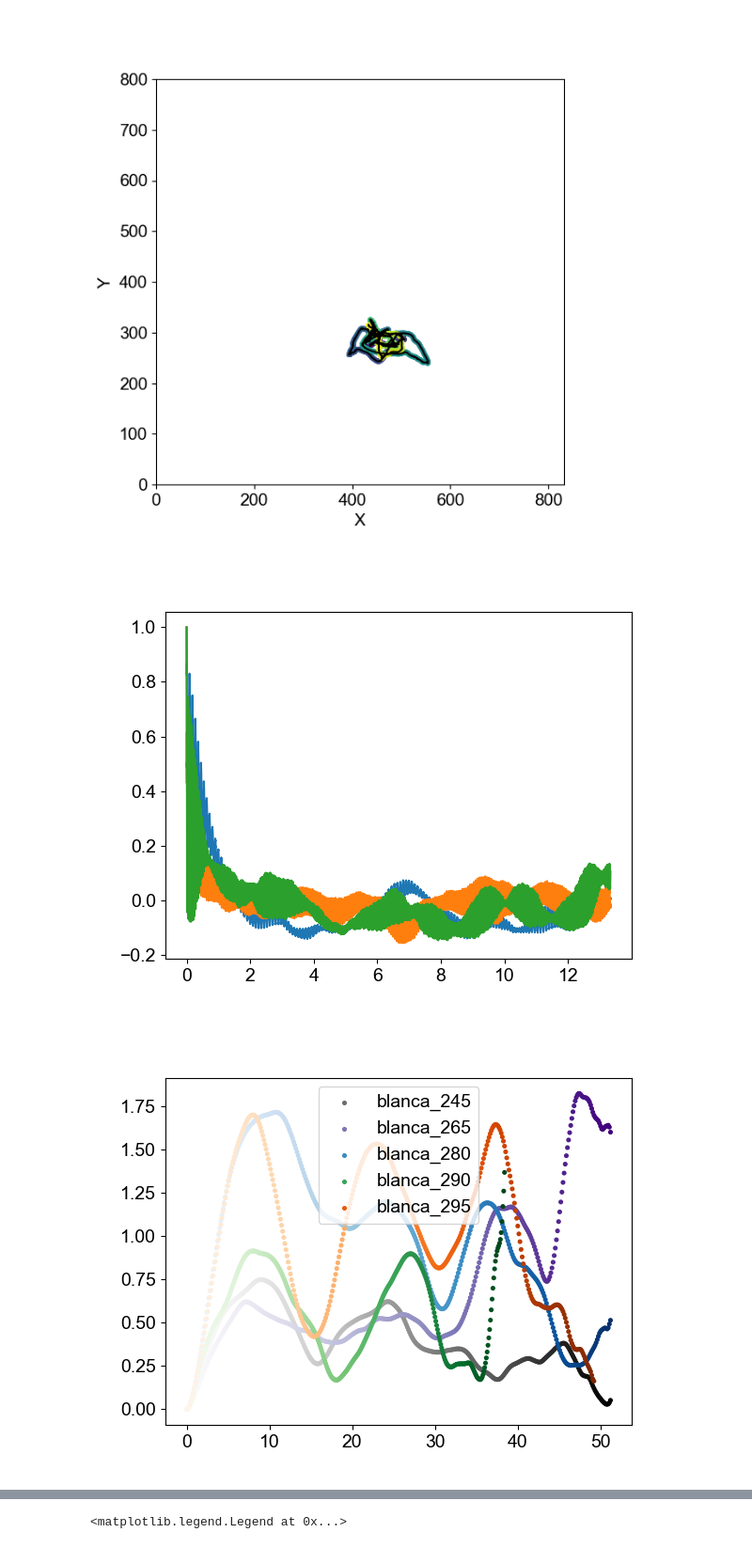
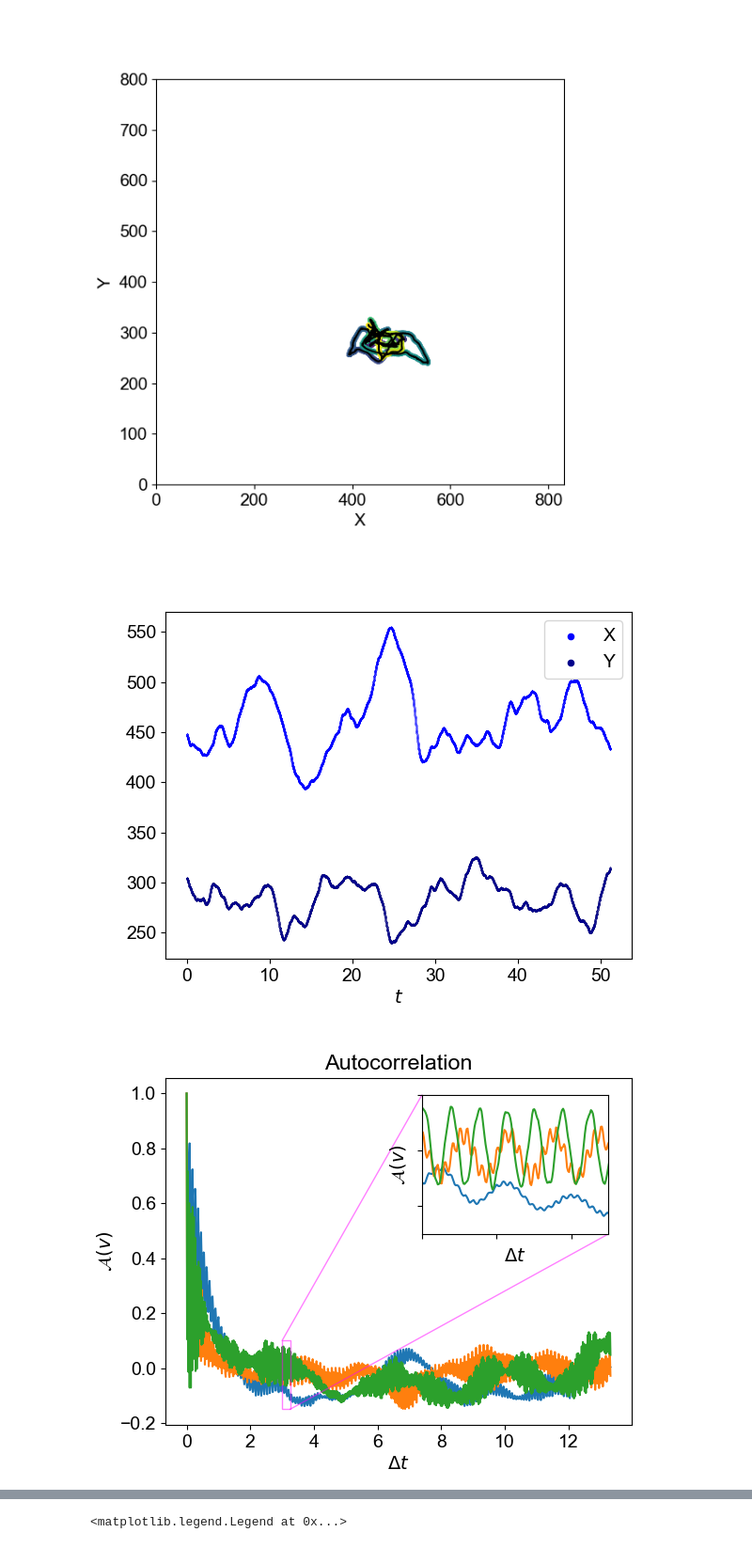
Before and after one commit to fvegar/brownian, a Jupyter notebook: correlations.ipynb, the cells around one changed output, grey strips where cells are left out. Shown: that part at 94% size. Saved outputs shown, nothing was run; the diff lists cells and outputs as text; code cells hidden in the pictures.

```diff
--- a/correlations.ipynb
+++ b/correlations.ipynb
@@ -165,3 +173,15 @@ plt.scatter(datos[0].x.values[::10], datos[0].y.values[::10], s=10, c=datos[0].t
 [figure]
 # %%
 plt.close(0) # before plotting again the same figure, close its variable
+# %%
+plt.figure(1)
+plt.xlabel(r'$t$')
+plt.scatter(datos[0].t.values, datos[0].x.values, color='b', label="X", s=0.002)
+plt.scatter(datos[0].t.values, datos[0].y.values,  color='darkblue', label="Y", s=0.002)
+
+leg=plt.legend(markerscale=100)
+LH = leg.legend_handles
+#for l in LH:
+#    l.set_sizes(50)
+# %% [output]
+[figure, new version]
@@ -168,36 +190,57 @@ plt.close(0) # before plotting again the same figure, close its variable
 # %%
-plt.figure(1)
-t_end = 10000
-plt.plot(t[0][:t_end], Av[0][:t_end])
-plt.plot(t[2][:t_end], Av[1][:t_end])
-plt.plot(t[4][:t_end], Av[4][:t_end])
+rc = 80 # scale for positions (80 pixels ~ 1 cm)
 
+# Plot main panel
+step = 10 # interval between plotted points (so that not too many points appear in the graph)
+fig, ax = plt.subplots()
+ax.set_title("Autocorrelation")
+ax.set_xlabel(r'$\Delta t$')
+ax.set_ylabel(r'$\mathcal{A}(v)$')
+ax.plot(t[0][:t_end:step], Av[0][:t_end:step])
+ax.plot(t[2][:t_end:step], Av[1][:t_end:step])
+ax.plot(t[4][:t_end:step], Av[4][:t_end:step])
+
+# Plot zoom inset
+x1 = 3; x2 = 3.25
+y1 = -0.15; y2 = 0.1
+axins = ax.inset_axes([0.55, 0.55, 0.4, 0.4], xlim=(x1, x2), ylim=(y1, y2), xticklabels=[], yticklabels=[])
+axins.set_xlabel(r'$\Delta t$')
+axins.set_ylabel(r'$\mathcal{A}(v)$')
+
+step = 1 # interval between plotted points (so that not too many points appear in the graph)
+axins.plot(t[0][:t_end:step], Av[0][:t_end:step])
+axins.plot(t[2][:t_end:step], Av[1][:t_end:step])
+axins.plot(t[4][:t_end:step], Av[4][:t_end:step])
+ax.indicate_inset_zoom(axins, edgecolor="magenta")
 
 colors = [ [] for i in range(nfiles)]
 col_maps = [ "Greys", "Purples", "Blues", "Greens", "Oranges", "Reds"]
 labels = [ files[i][-17:-7] for i in range(nfiles)] # data sets labels
 
-step = 100 # interval between plotted points (so that not too many points appear in the graph)
-rc = 80 # scale for positions (80 pixels ~1 cm)
-
+step = 200 # interval between plotted points (so that not too many points appear in the graph)
 plt.figure(2)
+plt.xlabel(r'$\Delta t$')
+plt.ylabel(r'$\langle( r(t + \Delta t)- r(t))^2\rangle$')
+plt.title("Mean squared displacement")
 for i in range(nfiles):
     colors[i] = mcp.gen_color(cmap=col_maps[i],n=MSD[i].size)
     plt.scatter(t[i][:-1:step], MSD[i][::step]/(rc*rc),c=colors[i][::step], s= 7, label = labels[i])
 leg=plt.legend()
 LH = leg.legend_handles
 for i in range(nfiles):
     LH[i].set_color(colors[i][25000])  # asign lat point color for legend
 
 
 plt.figure(3)
+plt.xlabel(r'$\Delta t$')
+plt.ylabel(r'$\langle( x(t + \Delta t)- x(t) ) \, ( y(t + \Delta t) - y(t) ) \rangle$')
+plt.title("Mean cross displacement")
 for i in range(nfiles):
     colors[i] = mcp.gen_color(cmap=col_maps[i],n=XSD[i].size)
     plt.scatter(t[i][:-1:step], XSD[i][::step]/(rc*rc),c=colors[i][::step], s= 7, label = labels[i])
 leg=plt.legend()
 LH = leg.legend_handles
 for i in range(nfiles):
     LH[i].set_color(colors[i][25000])  # asign lat point color for legend
 # %% [output]
-[figure, old version]
+[figure, new version]
-[figure, removed]
```
Also changed, not shown: parts of 18 cells of this notebook.
